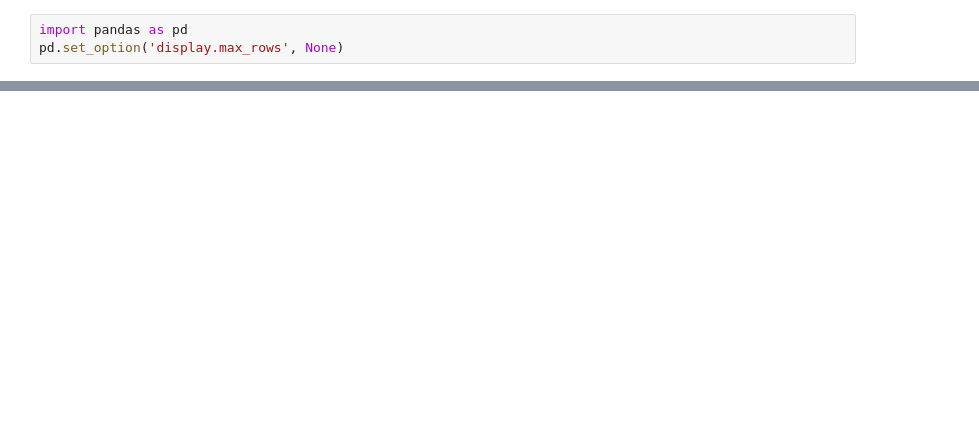
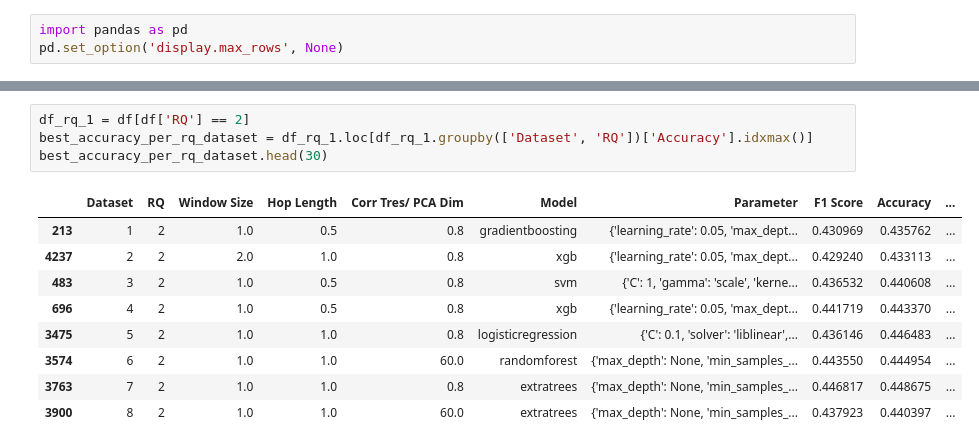
Before and after one commit to alvaro-francisco-gil/plant-reactivity-analysis, a Jupyter notebook: notebooks/check_results.ipynb, the cells around one changed output, grey strips where cells are left out. Saved outputs shown, nothing was run; the diff lists cells and outputs as text; blank space fills up the shorter version.

```diff
--- a/notebooks/check_results.ipynb
+++ b/notebooks/check_results.ipynb
@@ -39,2 +70,16 @@ best_accuracy_per_rq_dataset.head(30)
+# %%
+df_rq_1 = df[df['RQ'] == 2]
+best_accuracy_per_rq_dataset = df_rq_1.loc[df_rq_1.groupby(['Dataset', 'RQ'])['Accuracy'].idxmax()]
+best_accuracy_per_rq_dataset.head(30)
+# %% [output]
+|  | Dataset | RQ | Window Size | Hop Length | Corr Tres/ PCA Dim | Model | Parameter | F1 Score | Accuracy | ... |
+| 213 | 1 | 2 | 1.0 | 0.5 | 0.8 | gradientboosting | {'learning_rate': 0.05, 'max_dept... | 0.430969 | 0.435762 | ... |
+| 4237 | 2 | 2 | 2.0 | 1.0 | 0.8 | xgb | {'learning_rate': 0.05, 'max_dept... | 0.429240 | 0.433113 | ... |
+| 483 | 3 | 2 | 1.0 | 0.5 | 0.8 | svm | {'C': 1, 'gamma': 'scale', 'kerne... | 0.436532 | 0.440608 | ... |
+| 696 | 4 | 2 | 1.0 | 0.5 | 0.8 | xgb | {'learning_rate': 0.05, 'max_dept... | 0.441719 | 0.443370 | ... |
+| 3475 | 5 | 2 | 1.0 | 1.0 | 0.8 | logisticregression | {'C': 0.1, 'solver': 'liblinear',... | 0.436146 | 0.446483 | ... |
+| 3574 | 6 | 2 | 1.0 | 1.0 | 60.0 | randomforest | {'max_depth': None, 'min_samples_... | 0.443550 | 0.444954 | ... |
+| 3763 | 7 | 2 | 1.0 | 1.0 | 0.8 | extratrees | {'max_depth': None, 'min_samples_... | 0.446817 | 0.448675 | ... |
+| 3900 | 8 | 2 | 1.0 | 1.0 | 60.0 | extratrees | {'max_depth': None, 'min_samples_... | 0.437923 | 0.440397 | ... |
 # %%
 df['Window Size'].value_counts()
```
Also changed, not shown: parts of 11 cells of this notebook, 8 other files.
